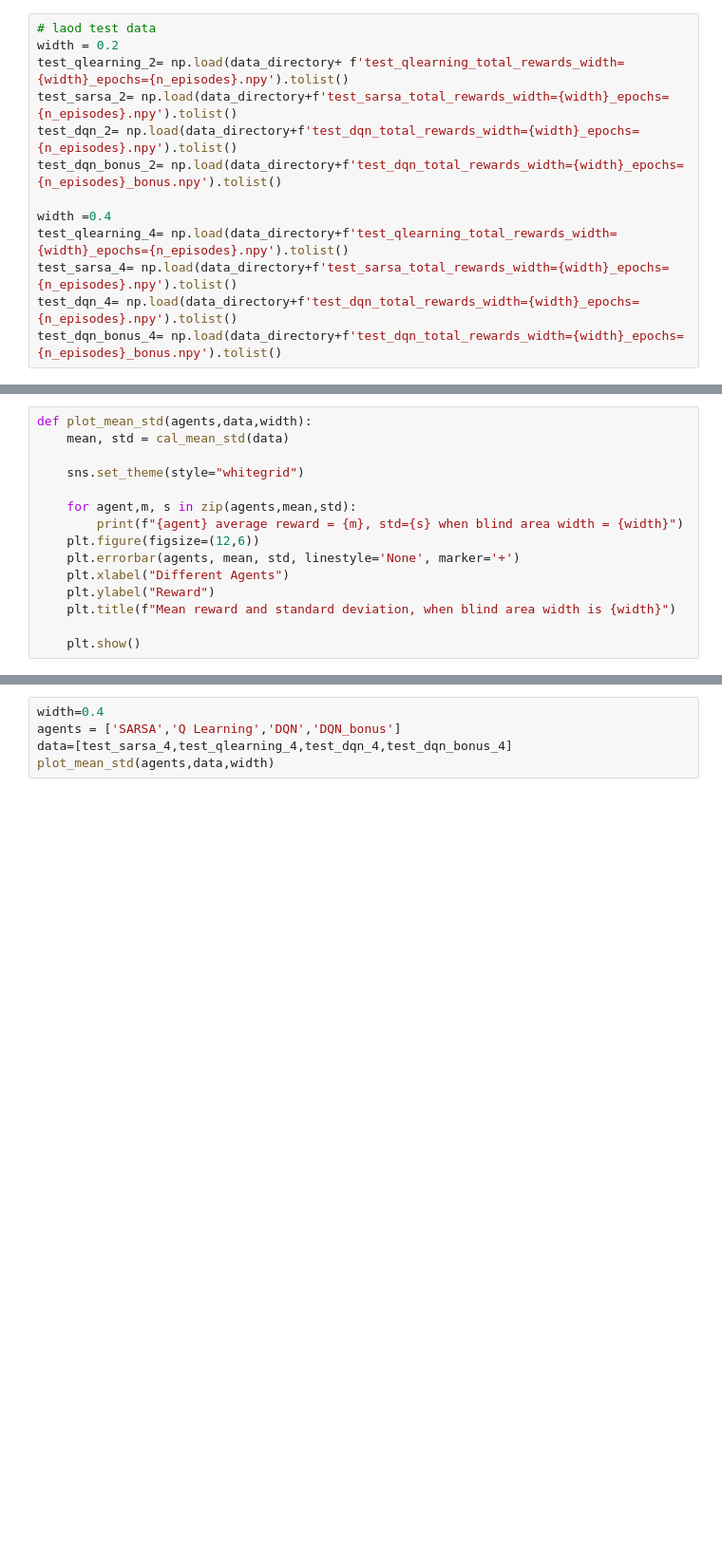
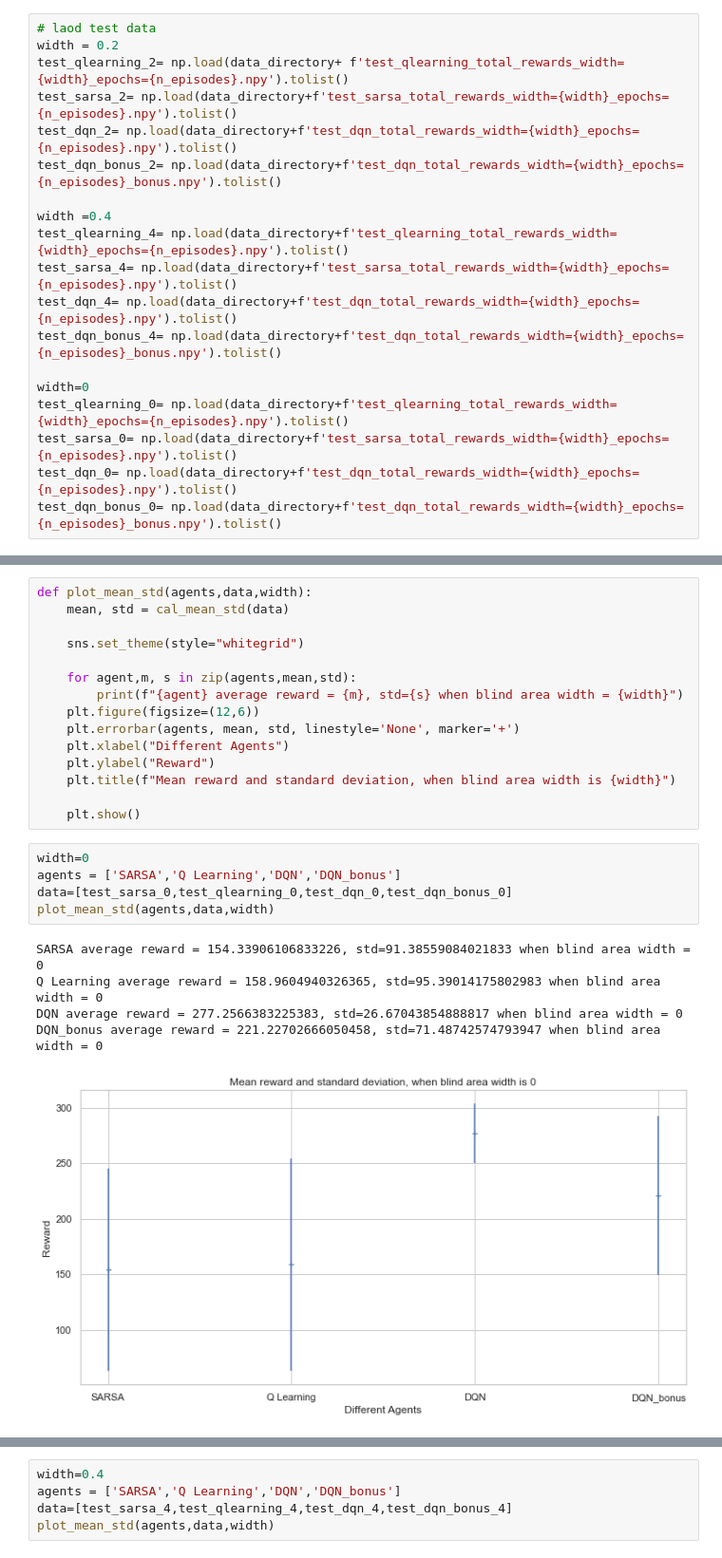
Before and after one commit to zzhhjjj/RL-project, a Jupyter notebook: Lunarlander_with_blind_area.ipynb, the cells around one changed output, grey strips where cells are left out. Shown at 95% size. Saved outputs shown, nothing was run; the diff lists cells and outputs as text; blank space fills up the shorter version.

```diff
--- a/Lunarlander_with_blind_area.ipynb
+++ b/Lunarlander_with_blind_area.ipynb
@@ -915,6 +977,12 @@ test_qlearning_4= np.load(data_directory+f'test_qlearning_total_rewards_width={w
 test_sarsa_4= np.load(data_directory+f'test_sarsa_total_rewards_width={width}_epochs={n_episodes}.npy').tolist()
 test_dqn_4= np.load(data_directory+f'test_dqn_total_rewards_width={width}_epochs={n_episodes}.npy').tolist()
 test_dqn_bonus_4= np.load(data_directory+f'test_dqn_total_rewards_width={width}_epochs={n_episodes}_bonus.npy').tolist()
+
+width=0
+test_qlearning_0= np.load(data_directory+f'test_qlearning_total_rewards_width={width}_epochs={n_episodes}.npy').tolist()
+test_sarsa_0= np.load(data_directory+f'test_sarsa_total_rewards_width={width}_epochs={n_episodes}.npy').tolist()
+test_dqn_0= np.load(data_directory+f'test_dqn_total_rewards_width={width}_epochs={n_episodes}.npy').tolist()
+test_dqn_bonus_0= np.load(data_directory+f'test_dqn_total_rewards_width={width}_epochs={n_episodes}_bonus.npy').tolist()
 # %%
 def cal_mean_std(data):
     mean=[]
@@ -938,6 +1006,17 @@ def plot_mean_std(agents,data,width):
     plt.title(f"Mean reward and standard deviation, when blind area width is {width}")
 
     plt.show()
+# %%
+width=0
+agents = ['SARSA','Q Learning','DQN','DQN_bonus']
+data=[test_sarsa_0,test_qlearning_0,test_dqn_0,test_dqn_bonus_0]
+plot_mean_std(agents,data,width)
+# %% [output]
+SARSA average reward = 154.33906106833226, std=91.38559084021833 when blind area width = 0
+Q Learning average reward = 158.9604940326365, std=95.39014175802983 when blind area width = 0
+DQN average reward = 277.2566383225383, std=26.67043854888817 when blind area width = 0
+DQN_bonus average reward = 221.22702666050458, std=71.48742574793947 when blind area width = 0
+[figure, added]
 # %%
 width=0.2
 agents = ['SARSA','Q Learning','DQN','DQN_bonus']
```
Also changed, not shown: parts of 23 cells of this notebook, 4 other files.
